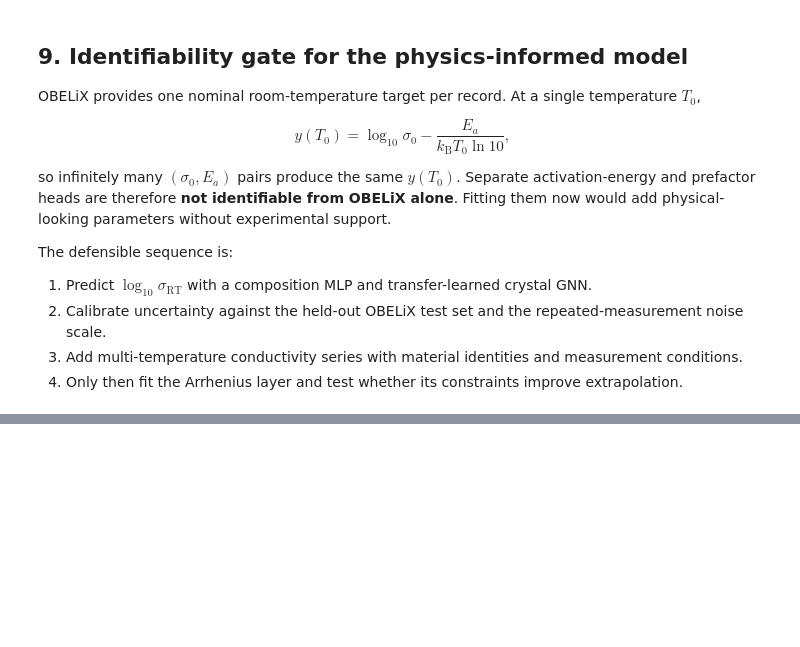
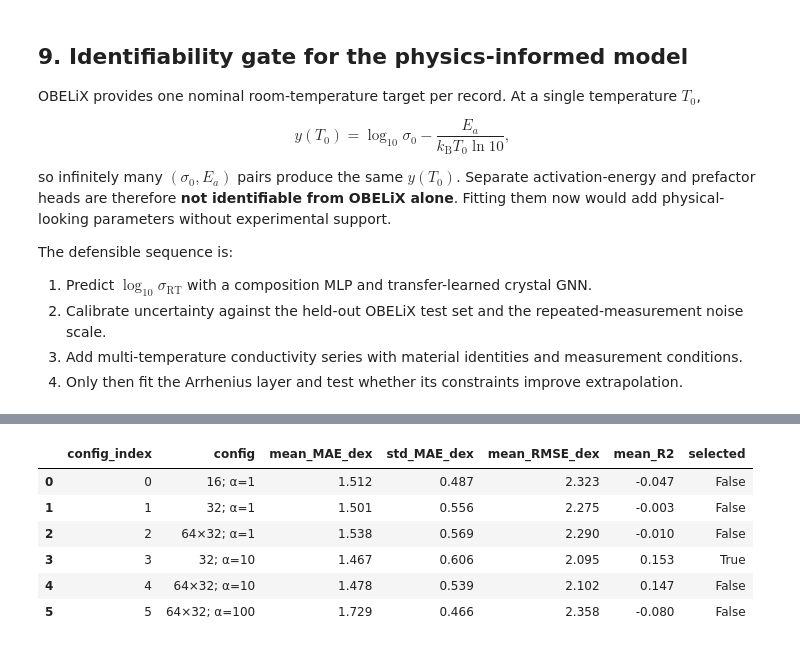
Before and after one commit to ZJYang-96485/Physics-Informed-Neural-Network-and-Multiscale-Simulations-for-Lithium-Ion-Conductors, a Jupyter notebook: battery_materials_project.ipynb, the cells around one changed output, grey strips where cells are left out. Saved outputs shown, nothing was run; the diff lists cells and outputs as text; code cells hidden in the pictures; blank space fills up the shorter version.

```diff
--- a/battery_materials_project.ipynb
+++ b/battery_materials_project.ipynb
@@ -963,0 +1069,88 @@ For later multiscale simulations, candidate selection should combine high predic
+# %%
+MLP_CONFIGS = [
+    {"hidden_layer_sizes": (16,), "alpha": 1.0},
+    {"hidden_layer_sizes": (32,), "alpha": 1.0},
+    {"hidden_layer_sizes": (64, 32), "alpha": 1.0},
+    {"hidden_layer_sizes": (32,), "alpha": 10.0},
+    {"hidden_layer_sizes": (64, 32), "alpha": 10.0},
+    {"hidden_layer_sizes": (64, 32), "alpha": 100.0},
+]
+TUNING_SEEDS = [17, 43]
+
+
+def config_label(config):
+    layers = "×".join(str(width) for width in config["hidden_layer_sizes"])
+    return f"{layers}; α={config['alpha']:g}"
+
+
+def build_mlp(config, seed):
+    feature_model = Pipeline([
+        ("scale", StandardScaler()),
+        ("mlp", MLPRegressor(
+            hidden_layer_sizes=config["hidden_layer_sizes"],
+            alpha=config["alpha"],
+            solver="lbfgs",
+            activation="relu",
+            max_iter=2000,
+            tol=1e-5,
+            random_state=seed,
+        )),
+    ])
+    return TransformedTargetRegressor(
+        regressor=feature_model,
+        transformer=StandardScaler(),
+    )
+
+
+warnings.filterwarnings("ignore", category=ConvergenceWarning)
+grouped_cv = GroupKFold(n_splits=5, shuffle=True, random_state=RANDOM_STATE)
+cv_splits = list(grouped_cv.split(X_train, y_train, cv_groups))
+
+cv_rows = []
+for config_index, config in enumerate(MLP_CONFIGS):
+    for fold, (fit_index, validation_index) in enumerate(cv_splits, start=1):
+        fold_predictions = []
+        for seed in TUNING_SEEDS:
+            fold_model = build_mlp(config, seed)
+            fold_model.fit(X_train.iloc[fit_index], y_train.iloc[fit_index])
+            fold_predictions.append(fold_model.predict(X_train.iloc[validation_index]))
+        prediction = np.mean(fold_predictions, axis=0)
+        truth = y_train.iloc[validation_index]
+        cv_rows.append({
+            "config_index": config_index,
+            "config": config_label(config),
+            "fold": fold,
+            "validation_rows": len(validation_index),
+            "validation_groups": cv_groups.iloc[validation_index].nunique(),
+            "MAE_dex": mean_absolute_error(truth, prediction),
+            "RMSE_dex": np.sqrt(mean_squared_error(truth, prediction)),
+            "R2": r2_score(truth, prediction),
+        })
+
+mlp_cv_results = pd.DataFrame(cv_rows)
+mlp_cv_summary = mlp_cv_results.groupby(["config_index", "config"]).agg(
+    mean_MAE_dex=("MAE_dex", "mean"),
+    std_MAE_dex=("MAE_dex", "std"),
+    mean_RMSE_dex=("RMSE_dex", "mean"),
+    mean_R2=("R2", "mean"),
+).reset_index()
+
+BEST_CONFIG_INDEX = int(mlp_cv_summary.loc[mlp_cv_summary["mean_MAE_dex"].idxmin(), "config_index"])
+BEST_MLP_CONFIG = MLP_CONFIGS[BEST_CONFIG_INDEX]
+mlp_cv_summary["selected"] = mlp_cv_summary["config_index"].eq(BEST_CONFIG_INDEX)
+
+MLP_CV_PATH = ROOT / "data/processed/obelix_mlp_cv_results.csv"
+mlp_cv_results.to_csv(MLP_CV_PATH, index=False)
+display(mlp_cv_summary.style.format({
+    "mean_MAE_dex": "{:.3f}", "std_MAE_dex": "{:.3f}",
+    "mean_RMSE_dex": "{:.3f}", "mean_R2": "{:.3f}",
+}))
+print("Selected configuration:", config_label(BEST_MLP_CONFIG))
+# %% [output]
+|  | config_index | config | mean_MAE_dex | std_MAE_dex | mean_RMSE_dex | mean_R2 | selected |
+| 0 | 0 | 16; α=1 | 1.512 | 0.487 | 2.323 | -0.047 | False |
+| 1 | 1 | 32; α=1 | 1.501 | 0.556 | 2.275 | -0.003 | False |
+| 2 | 2 | 64×32; α=1 | 1.538 | 0.569 | 2.290 | -0.010 | False |
+| 3 | 3 | 32; α=10 | 1.467 | 0.606 | 2.095 | 0.153 | True |
+| 4 | 4 | 64×32; α=10 | 1.478 | 0.539 | 2.102 | 0.147 | False |
+| 5 | 5 | 64×32; α=100 | 1.729 | 0.466 | 2.358 | -0.080 | False |
```
Also changed, not shown: parts of 11 cells of this notebook, 6 other files.
